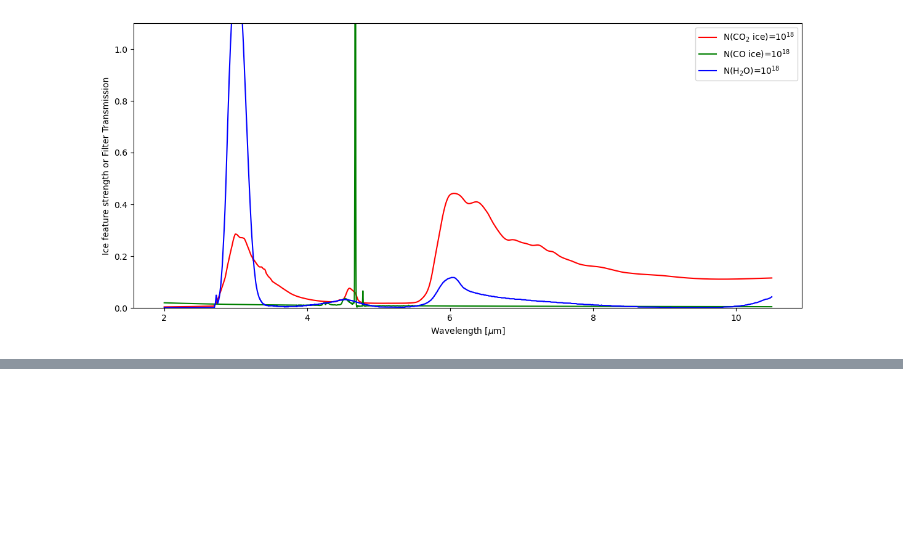
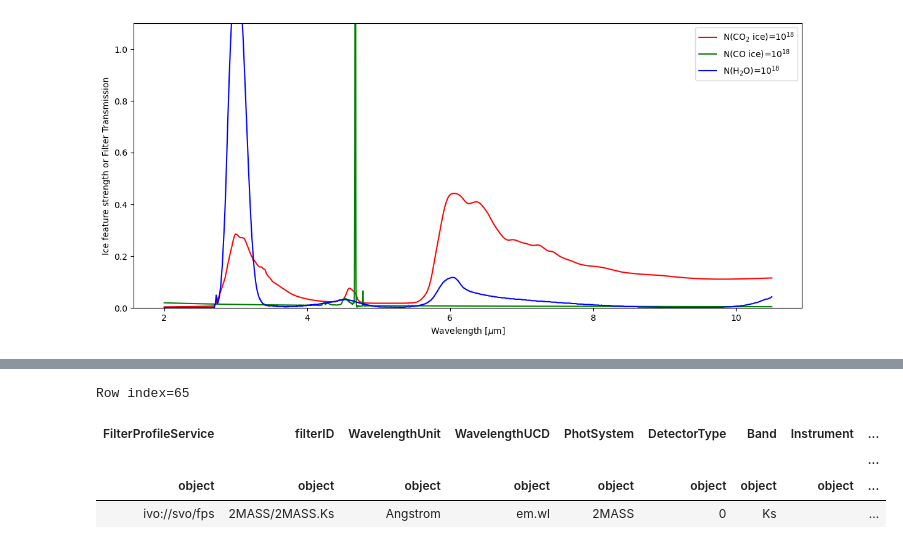
Before and after one commit to SpacialTree/smart-plotters, a Jupyter notebook: notebooks/ice_modeling.ipynb, the cells around one changed output, grey strips where cells are left out. Cells and saved outputs as stored; diff of their text form; code cells hidden in the pictures; blank space fills up the shorter version.

```diff
--- a/notebooks/ice_modeling.ipynb
+++ b/notebooks/ice_modeling.ipynb
@@ -38,3 +67,15 @@ jfilts.add_index('filterID')
+# %%
+jfilts = SvoFps.get_filter_list('JWST')
+jfilts.add_index('filterID')
+
+gfilts = SvoFps.get_filter_list('Spitzer')
+gfilts.add_index('filterID')
+
+mfilts = SvoFps.get_filter_list('2MASS')
+mfilts.add_index('filterID')
+
+combined_filters = table.vstack([jfilts, gfilts, mfilts])
+combined_filters.add_index('filterID')
 # %%
 instrument = 'NIRCam'
 telescope = 'JWST'
@@ -209,0 +974,8 @@ plt.legend()
+# %%
+combined_filters.loc['2MASS/2MASS.Ks']
+# %% [output]
+Row index=65
+| FilterProfileService | filterID | WavelengthUnit | WavelengthUCD | PhotSystem | DetectorType | Band | Instrument | ... |
+|  |  |  |  |  |  |  |  | ... |
+| object | object | object | object | object | object | object | object | ... |
+| ivo://svo/fps | 2MASS/2MASS.Ks | Angstrom | em.wl | 2MASS | 0 | Ks |  | ... |
```
Also changed, not shown: parts of 19 cells of this notebook, 1 other file.
